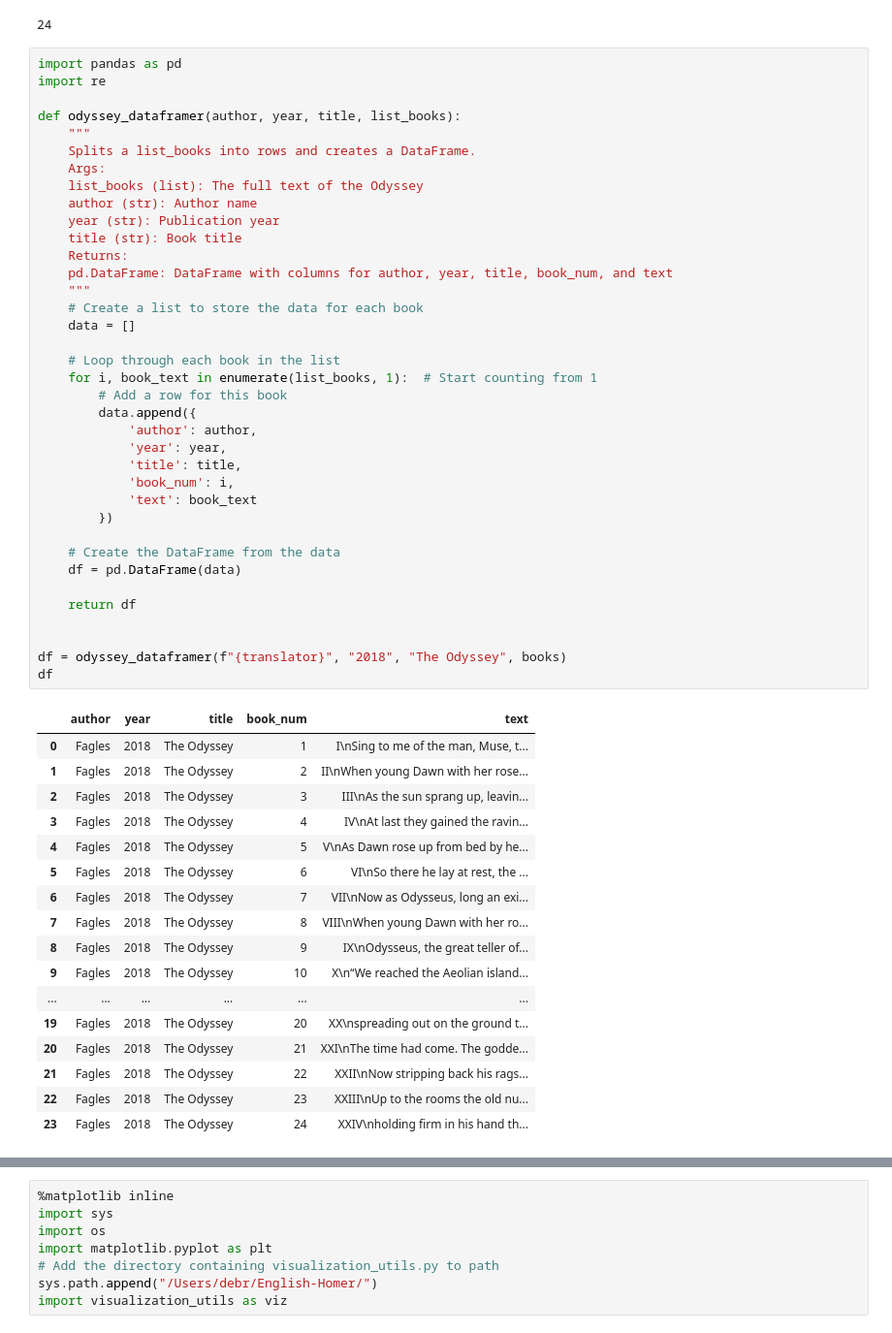
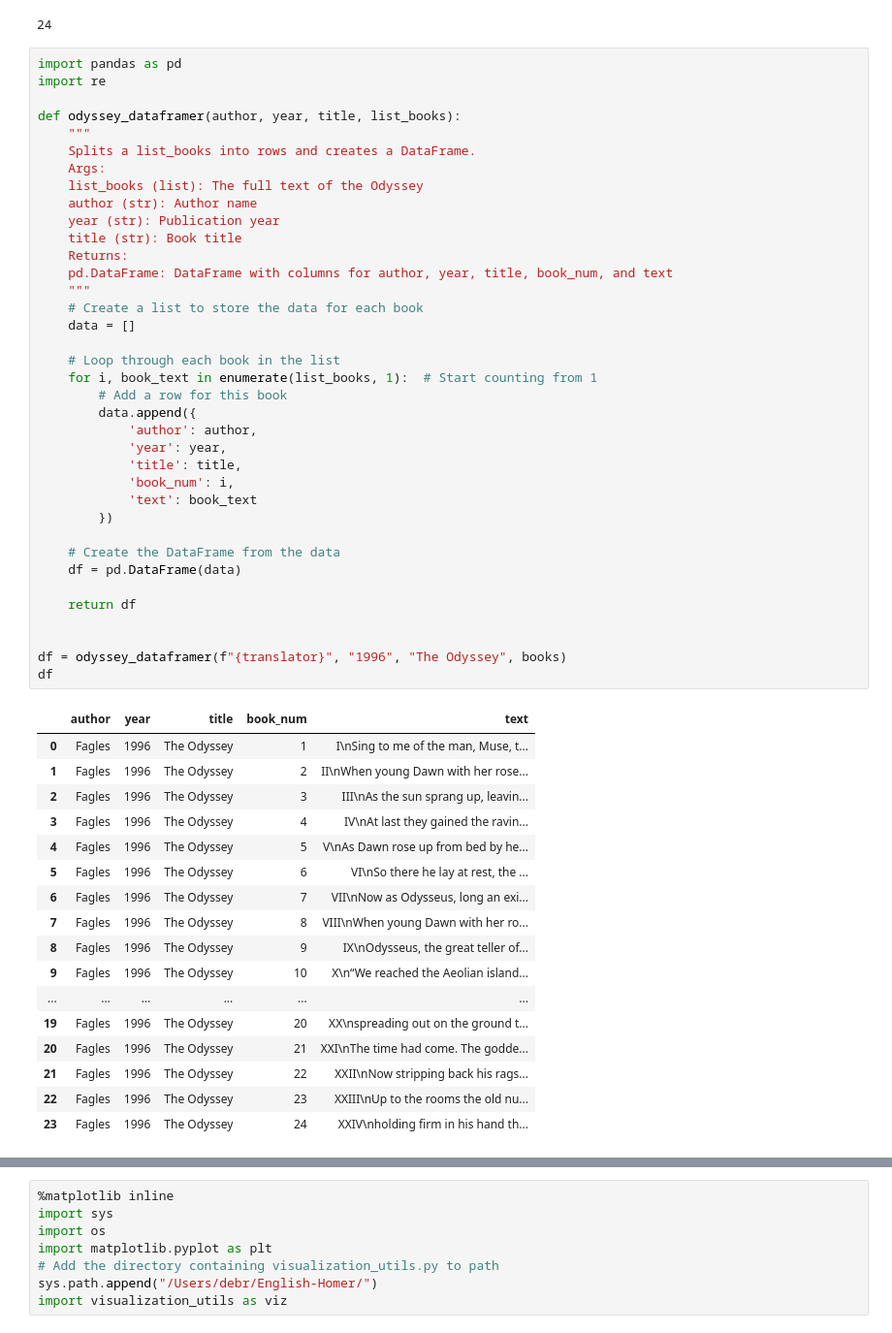
Before and after one commit to neophilology/English-Homer, a Jupyter notebook: dataframers_by_author/dataframer_Fagles.ipynb, the cells around one changed output, grey strips where cells are left out. Shown at 97% size. Saved outputs shown, nothing was run; the diff lists cells and outputs as text.

Commit message:
updating dates in dataframers

```diff
--- a/dataframers_by_author/dataframer_Fagles.ipynb
+++ b/dataframers_by_author/dataframer_Fagles.ipynb
@@ -42,50 +42,50 @@ def odyssey_dataframer(author, year, title, list_books):
     list_books (list): The full text of the Odyssey
     author (str): Author name
     year (str): Publication year
     title (str): Book title
     Returns:
     pd.DataFrame: DataFrame with columns for author, year, title, book_num, and text
     """
     # Create a list to store the data for each book
     data = []
 
     # Loop through each book in the list
     for i, book_text in enumerate(list_books, 1):  # Start counting from 1
         # Add a row for this book
         data.append({
             'author': author,
             'year': year,
             'title': title,
             'book_num': i,
             'text': book_text
         })
 
     # Create the DataFrame from the data
     df = pd.DataFrame(data)
 
     return df
 
 
-df = odyssey_dataframer(f"{translator}", "2018", "The Odyssey", books)
+df = odyssey_dataframer(f"{translator}", "1996", "The Odyssey", books)
 df
 # %% [output]
 |  | author | year | title | book_num | text |
-| 0 | Fagles | 2018 | The Odyssey | 1 | I\nSing to me of the man, Muse, t... |
-| 1 | Fagles | 2018 | The Odyssey | 2 | II\nWhen young Dawn with her rose... |
-| 2 | Fagles | 2018 | The Odyssey | 3 | III\nAs the sun sprang up, leavin... |
-| 3 | Fagles | 2018 | The Odyssey | 4 | IV\nAt last they gained the ravin... |
-| 4 | Fagles | 2018 | The Odyssey | 5 | V\nAs Dawn rose up from bed by he... |
-| 5 | Fagles | 2018 | The Odyssey | 6 | VI\nSo there he lay at rest, the ... |
-| 6 | Fagles | 2018 | The Odyssey | 7 | VII\nNow as Odysseus, long an exi... |
-| 7 | Fagles | 2018 | The Odyssey | 8 | VIII\nWhen young Dawn with her ro... |
-| 8 | Fagles | 2018 | The Odyssey | 9 | IX\nOdysseus, the great teller of... |
-| 9 | Fagles | 2018 | The Odyssey | 10 | X\n“We reached the Aeolian island... |
+| 0 | Fagles | 1996 | The Odyssey | 1 | I\nSing to me of the man, Muse, t... |
+| 1 | Fagles | 1996 | The Odyssey | 2 | II\nWhen young Dawn with her rose... |
+| 2 | Fagles | 1996 | The Odyssey | 3 | III\nAs the sun sprang up, leavin... |
+| 3 | Fagles | 1996 | The Odyssey | 4 | IV\nAt last they gained the ravin... |
+| 4 | Fagles | 1996 | The Odyssey | 5 | V\nAs Dawn rose up from bed by he... |
+| 5 | Fagles | 1996 | The Odyssey | 6 | VI\nSo there he lay at rest, the ... |
+| 6 | Fagles | 1996 | The Odyssey | 7 | VII\nNow as Odysseus, long an exi... |
+| 7 | Fagles | 1996 | The Odyssey | 8 | VIII\nWhen young Dawn with her ro... |
+| 8 | Fagles | 1996 | The Odyssey | 9 | IX\nOdysseus, the great teller of... |
+| 9 | Fagles | 1996 | The Odyssey | 10 | X\n“We reached the Aeolian island... |
 | ... | ... | ... | ... | ... | ... |
-| 19 | Fagles | 2018 | The Odyssey | 20 | XX\nspreading out on the ground t... |
-| 20 | Fagles | 2018 | The Odyssey | 21 | XXI\nThe time had come. The godde... |
-| 21 | Fagles | 2018 | The Odyssey | 22 | XXII\nNow stripping back his rags... |
-| 22 | Fagles | 2018 | The Odyssey | 23 | XXIII\nUp to the rooms the old nu... |
-| 23 | Fagles | 2018 | The Odyssey | 24 | XXIV\nholding firm in his hand th... |
+| 19 | Fagles | 1996 | The Odyssey | 20 | XX\nspreading out on the ground t... |
+| 20 | Fagles | 1996 | The Odyssey | 21 | XXI\nThe time had come. The godde... |
+| 21 | Fagles | 1996 | The Odyssey | 22 | XXII\nNow stripping back his rags... |
+| 22 | Fagles | 1996 | The Odyssey | 23 | XXIII\nUp to the rooms the old nu... |
+| 23 | Fagles | 1996 | The Odyssey | 24 | XXIV\nholding firm in his hand th... |
 # %%
 import pandas as pd
 import re
```
Also changed, not shown: parts of 1 cell of this notebook, 2 other files.
